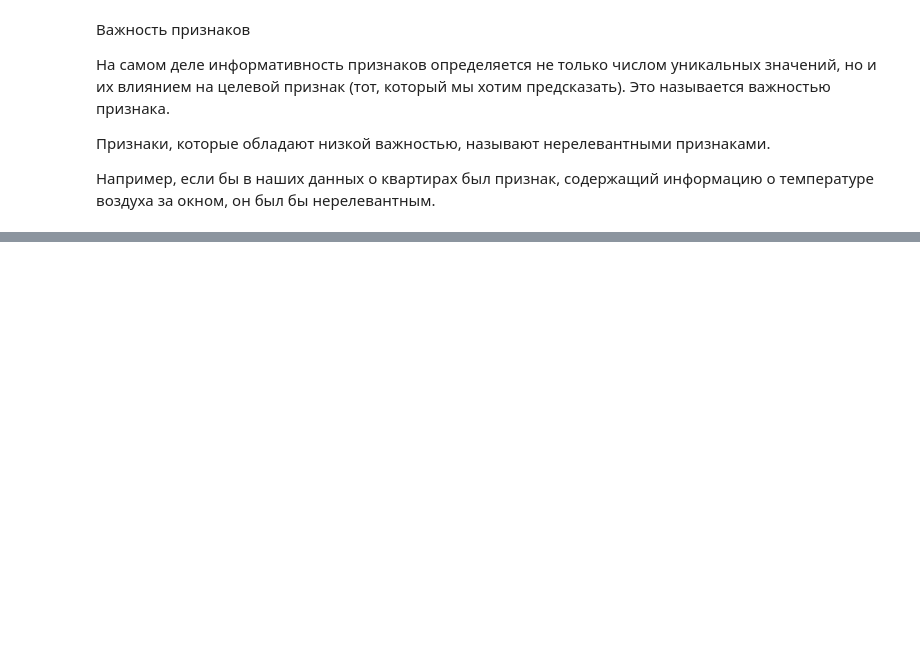
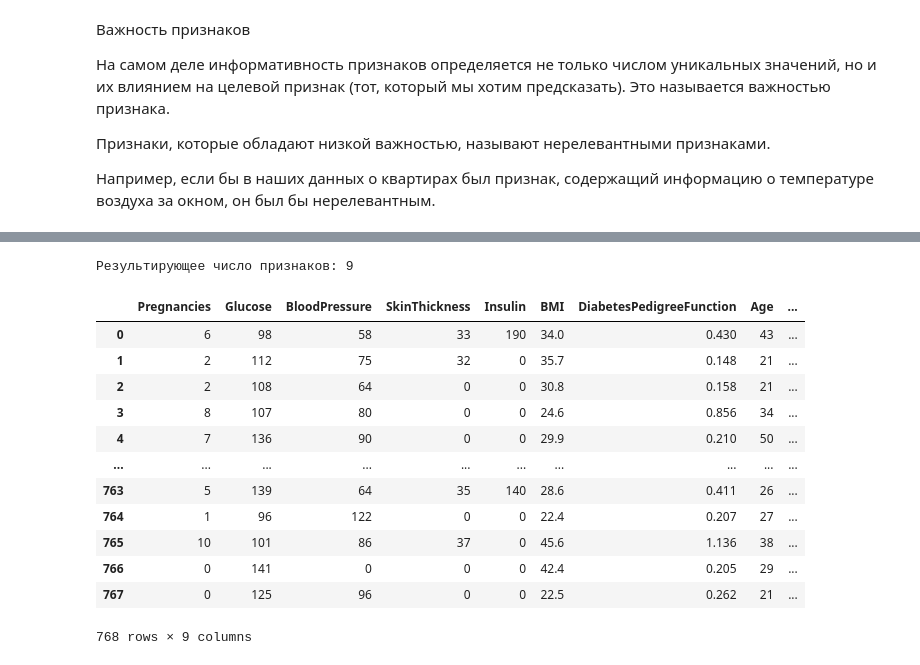
Before and after one commit to DaryaIly/my_data_science, a Jupyter notebook: PY_14_Очистка данных/unit.ipynb, the cells around one changed output, grey strips where cells are left out. Saved outputs shown, nothing was run; the diff lists cells and outputs as text; code cells hidden in the pictures; blank space fills up the shorter version.

```diff
--- a/PY_14_Очистка данных/unit.ipynb
+++ b/PY_14_Очистка данных/unit.ipynb
@@ -998,0 +1042,19 @@ print(f'Результирующее число признаков: {information
+# %%
+information_diabetes_data = diabetes_dedupped.drop(low_information_cols, axis=1)
+print(f'Результирующее число признаков: {information_diabetes_data.shape[1]}')
+display(information_diabetes_data)
+# %% [output]
+Результирующее число признаков: 9
+|  | Pregnancies | Glucose | BloodPressure | SkinThickness | Insulin | BMI | DiabetesPedigreeFunction | Age | ... |
+| 0 | 6 | 98 | 58 | 33 | 190 | 34.0 | 0.430 | 43 | ... |
+| 1 | 2 | 112 | 75 | 32 | 0 | 35.7 | 0.148 | 21 | ... |
+| 2 | 2 | 108 | 64 | 0 | 0 | 30.8 | 0.158 | 21 | ... |
+| 3 | 8 | 107 | 80 | 0 | 0 | 24.6 | 0.856 | 34 | ... |
+| 4 | 7 | 136 | 90 | 0 | 0 | 29.9 | 0.210 | 50 | ... |
+| ... | ... | ... | ... | ... | ... | ... | ... | ... | ... |
+| 763 | 5 | 139 | 64 | 35 | 140 | 28.6 | 0.411 | 26 | ... |
+| 764 | 1 | 96 | 122 | 0 | 0 | 22.4 | 0.207 | 27 | ... |
+| 765 | 10 | 101 | 86 | 37 | 0 | 45.6 | 1.136 | 38 | ... |
+| 766 | 0 | 141 | 0 | 0 | 0 | 42.4 | 0.205 | 29 | ... |
+| 767 | 0 | 125 | 96 | 0 | 0 | 22.5 | 0.262 | 21 | ... |
+768 rows × 9 columns
```
Also changed, not shown: parts of 26 cells of this notebook, 8 other files.
